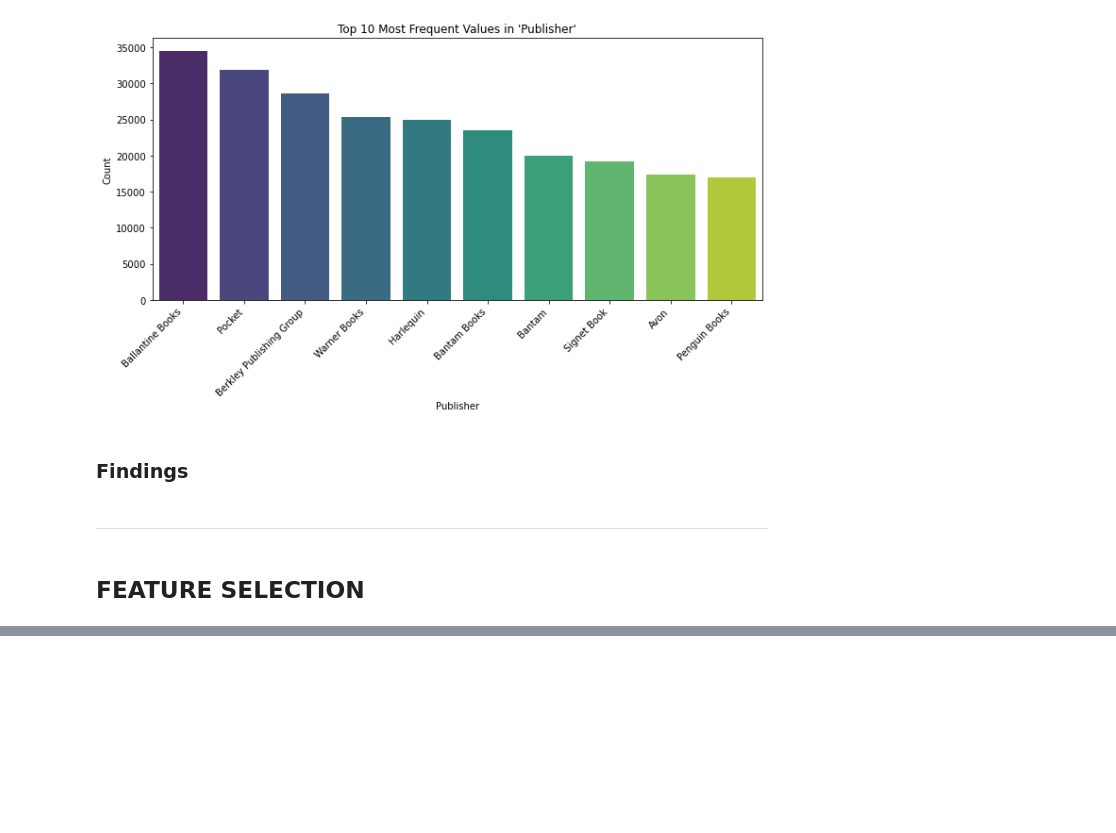
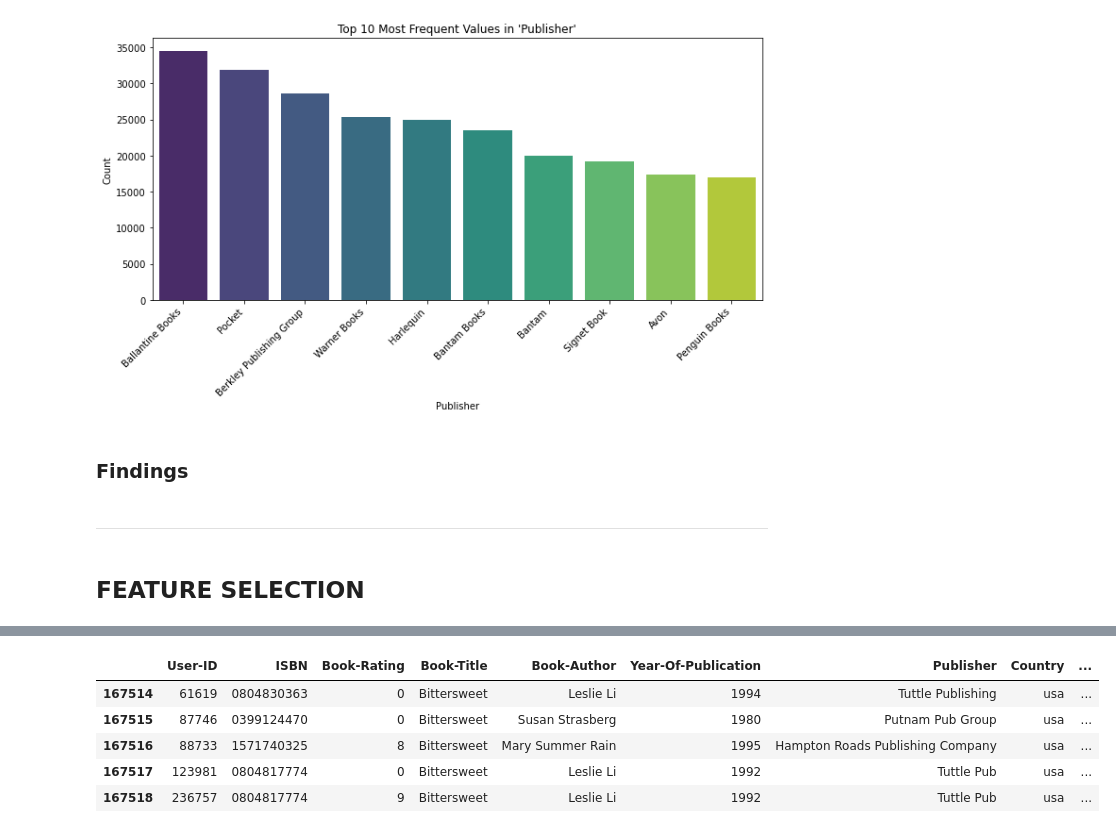
Before and after one commit to ruth-kitasi/Online-Book-Recommender-System, a Jupyter notebook: Index.ipynb, the cells around one changed output, grey strips where cells are left out. Drawn from its saved outputs; the diff is of its cells as text; code cells hidden in the pictures; blank space fills up the shorter version.

```diff
--- a/Index.ipynb
+++ b/Index.ipynb
@@ -523,0 +589,20 @@ fig.show()
+# %%
+def filter_rating_count(dataframe, threshold):
+
+    """A Simple Funtion to Filter the dataframe based on a minimum rating count"""
+
+    # Apply the filter to the 'dataframe' using the 'loc' function
+    filtered_df = dataframe.loc[dataframe['rating_count'] >= threshold, :]
+
+    # Display the first few rows of the filtered dataframe
+    return filtered_df
+
+rating_more_50 = filter_rating_count(new_book_df, 50)
+rating_more_50.tail()
+# %% [output]
+|  | User-ID | ISBN | Book-Rating | Book-Title | Book-Author | Year-Of-Publication | Publisher | Country | ... |
+| 167514 | 61619 | 0804830363 | 0 | Bittersweet | Leslie Li | 1994 | Tuttle Publishing | usa | ... |
+| 167515 | 87746 | 0399124470 | 0 | Bittersweet | Susan Strasberg | 1980 | Putnam Pub Group | usa | ... |
+| 167516 | 88733 | 1571740325 | 8 | Bittersweet | Mary Summer Rain | 1995 | Hampton Roads Publishing Company | usa | ... |
+| 167517 | 123981 | 0804817774 | 0 | Bittersweet | Leslie Li | 1992 | Tuttle Pub | usa | ... |
+| 167518 | 236757 | 0804817774 | 9 | Bittersweet | Leslie Li | 1992 | Tuttle Pub | usa | ... |
```
Also changed, not shown: parts of 13 cells of this notebook.
